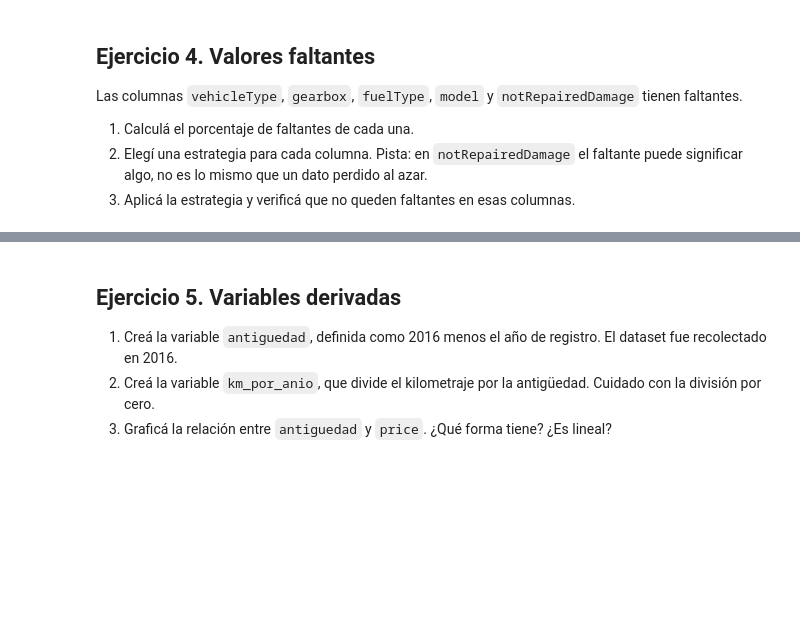
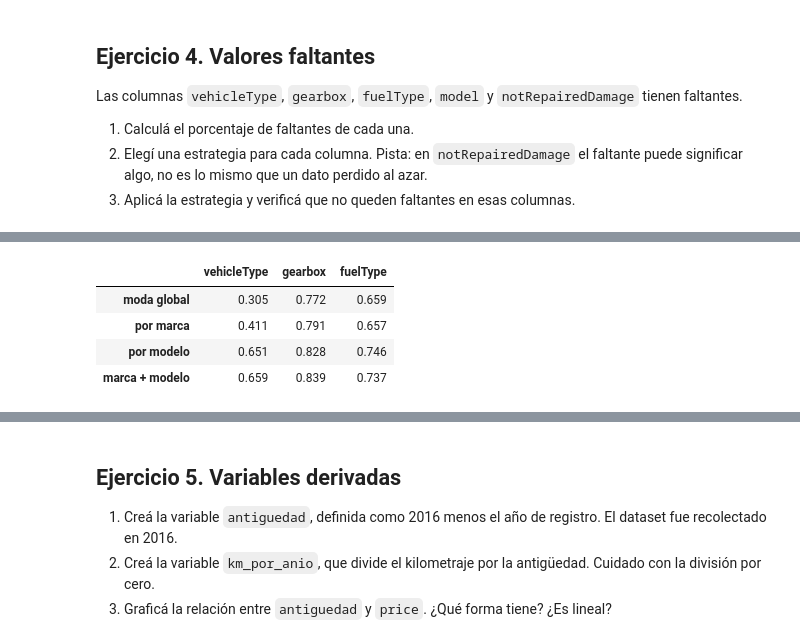
Before and after one commit to EmiiFernandez/actividades_data_sciente_ypf, a Jupyter notebook: notebook/C09_Notebook-13.ipynb, the cells around one changed output, grey strips where cells are left out. Drawn from its saved outputs; the diff is of its cells as text; code cells hidden in the pictures; blank space fills up the shorter version.

```diff
--- a/notebook/C09_Notebook-13.ipynb
+++ b/notebook/C09_Notebook-13.ipynb
@@ -986,3 +975,37 @@ faltantes
 | model | 1553 | 3.71 |
 | vehicleType | 1518 | 3.63 |
 | gearbox | 696 | 1.66 |
+# %%
+# Elegí una estrategia para cada columna. Pista: en notRepairedDamage el faltante puede significar algo, no es lo mismo que un dato perdido al azar.
+
+def moda(s):
+    m = s.mode()
+    return m.iloc[0] if len(m) else np.nan
+
+def precision_imputacion(df, col, grupos=None, frac=0.2, seed=42):
+    idx = autos_filtrado[autos_filtrado[col].notna()].sample(frac=frac, random_state=seed).index
+    reales = autos_filtrado.loc[idx, col]
+    autos_filtrado.loc[idx, col] = np.nan                      # "escondemos" valores conocidos
+    moda_global = autos_filtrado[col].mode()[0]
+    if grupos is None:
+        pred = pd.Series(moda_global, index=idx)
+    else:
+        pred = (autos_filtrado.groupby(grupos)[col].transform(moda)
+                     .loc[idx].fillna(moda_global))
+    return (pred == reales).mean()
+
+estrategias = {"moda global": None, "por marca": "brand",
+               "por modelo": "model", "marca + modelo": ["brand", "model"]}
+
+resultados = pd.DataFrame({
+    col: {nombre: precision_imputacion(autos_filtrado, col, g)
+          for nombre, g in estrategias.items()}
+    for col in ["vehicleType", "gearbox", "fuelType"]
+}).round(3)
+resultados
+# %% [output]
+|  | vehicleType | gearbox | fuelType |
+| moda global | 0.305 | 0.772 | 0.659 |
+| por marca | 0.411 | 0.791 | 0.657 |
+| por modelo | 0.651 | 0.828 | 0.746 |
+| marca + modelo | 0.659 | 0.839 | 0.737 |
```
Also changed, not shown: parts of 13 cells of this notebook.
